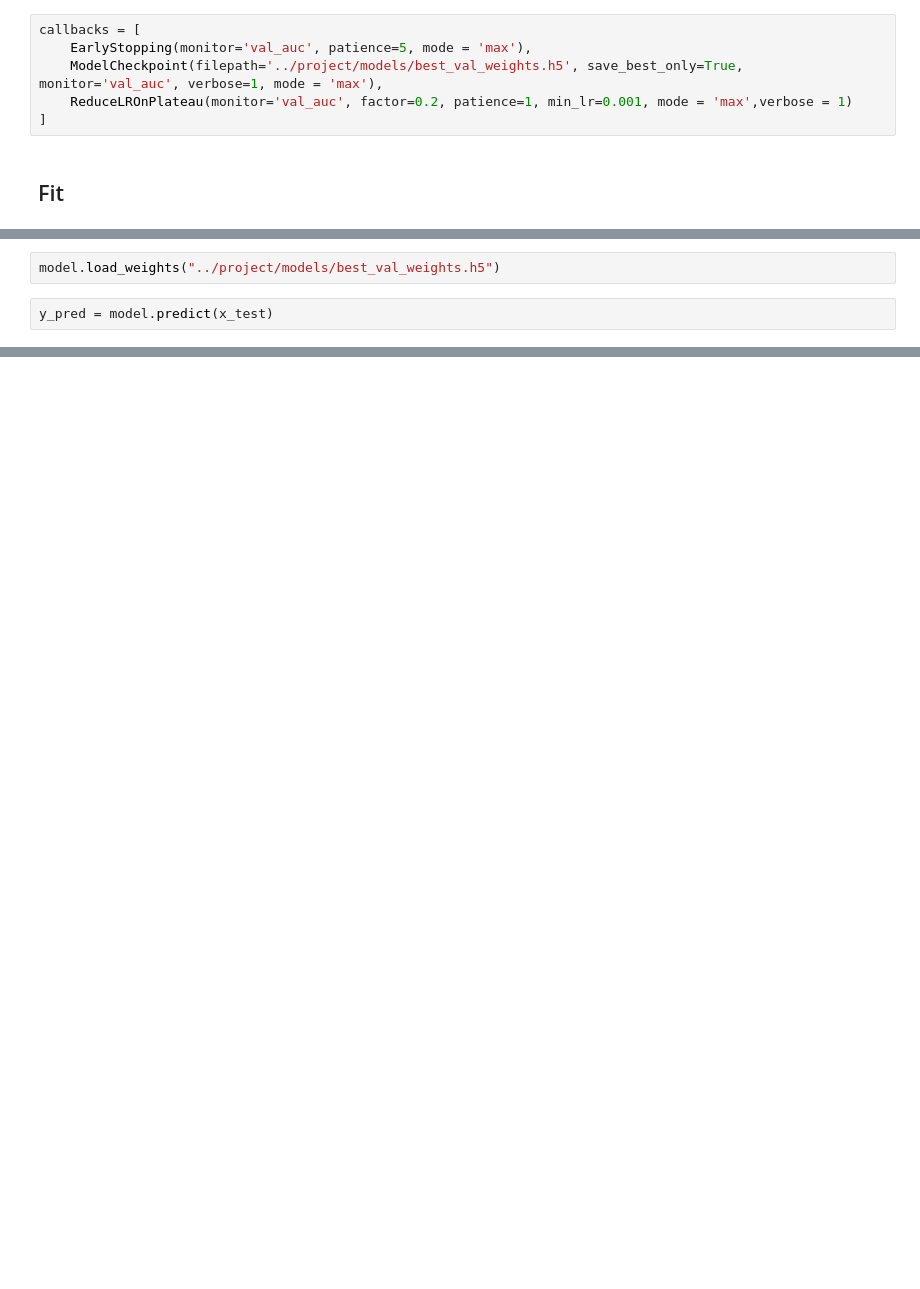
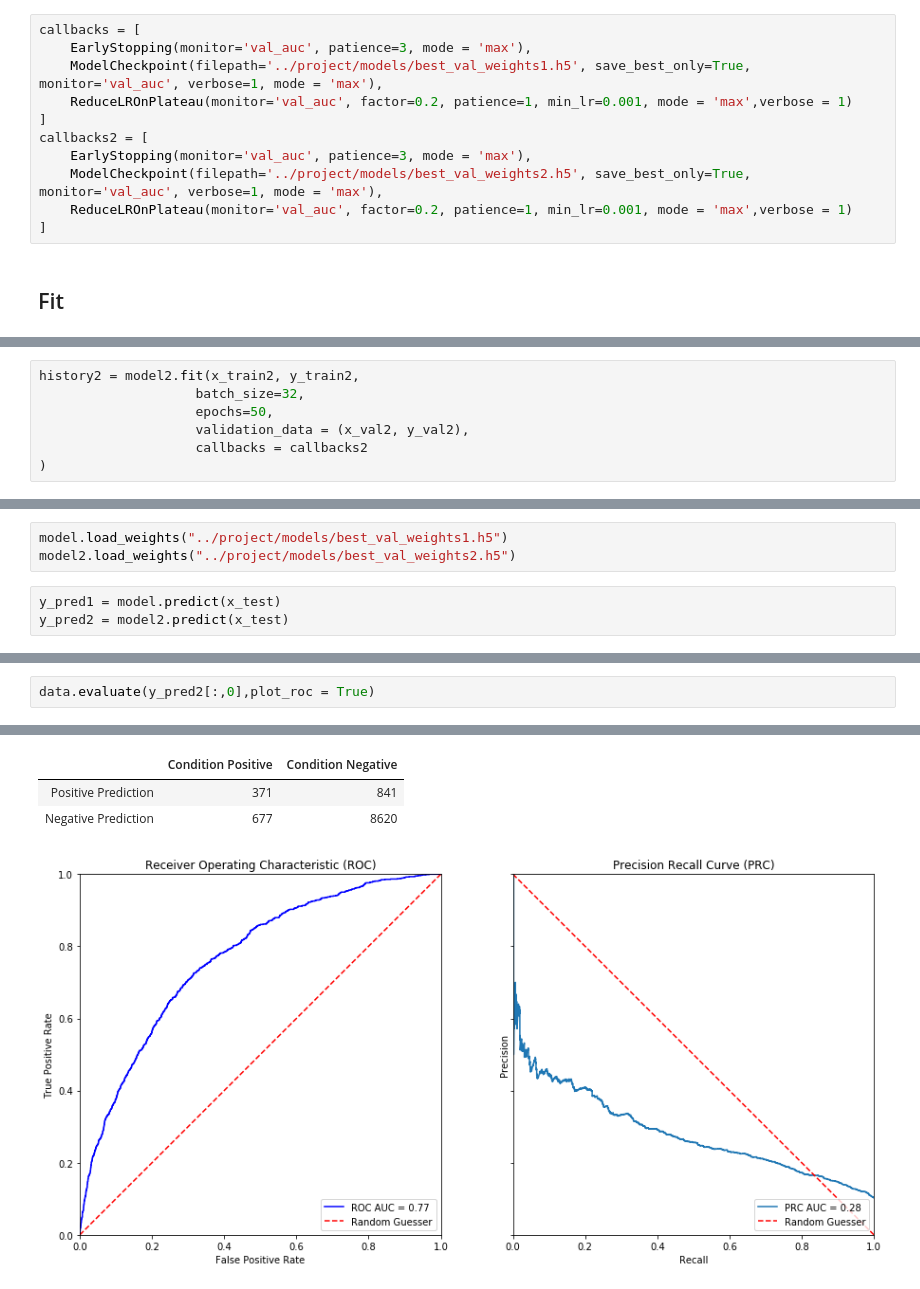
Before and after one commit to JakobGM/machine-learning-course, a Jupyter notebook: project/berild.ipynb, the cells around one changed output, grey strips where cells are left out. Cells and saved outputs as stored; diff of their text form; blank space fills up the shorter version.

```diff
--- a/project/berild.ipynb
+++ b/project/berild.ipynb
@@ -665,10 +784,15 @@ x_valid = scaler.transform(x_valid)
 x_test = scaler.transform(x_test)
 # %%
 callbacks = [
-    EarlyStopping(monitor='val_auc', patience=5, mode = 'max'),
-    ModelCheckpoint(filepath='../project/models/best_val_weights.h5', save_best_only=True, monitor='val_auc', verbose=1, mode = 'max'),
+    EarlyStopping(monitor='val_auc', patience=3, mode = 'max'),
+    ModelCheckpoint(filepath='../project/models/best_val_weights1.h5', save_best_only=True, monitor='val_auc', verbose=1, mode = 'max'),
     ReduceLROnPlateau(monitor='val_auc', factor=0.2, patience=1, min_lr=0.001, mode = 'max',verbose = 1)
 ]
+callbacks2 = [
+    EarlyStopping(monitor='val_auc', patience=3, mode = 'max'),
+    ModelCheckpoint(filepath='../project/models/best_val_weights2.h5', save_best_only=True, monitor='val_auc', verbose=1, mode = 'max'),
+    ReduceLROnPlateau(monitor='val_auc', factor=0.2, patience=1, min_lr=0.001, mode = 'max',verbose = 1)
+]
 # %% [markdown]
 ## Fit
 # %%
@@ -680,0 +823,7 @@ history = model.fit(x_train, y_train,
+# %%
+history2 = model2.fit(x_train2, y_train2,
+                    batch_size=32,
+                    epochs=50,
+                    validation_data = (x_val2, y_val2),
+                    callbacks = callbacks2
+)
@@ -681,4 +848,6 @@ history = model.fit(x_train, y_train,
 # %%
-model.load_weights("../project/models/best_val_weights.h5")
+model.load_weights("../project/models/best_val_weights1.h5")
+model2.load_weights("../project/models/best_val_weights2.h5")
 # %%
-y_pred = model.predict(x_test)
+y_pred1 = model.predict(x_test)
+y_pred2 = model2.predict(x_test)
@@ -688,0 +872,3 @@ data.evaluate(y_pred[:,0],plot_roc = True)
+# %%
+data.evaluate(y_pred2[:,0],plot_roc = True)
+# %% [output]
@@ -688,0 +886,4 @@ data.evaluate(y_pred[:,0],plot_roc = True)
+|  | Condition Positive | Condition Negative |
+| Positive Prediction | 371 | 841 |
+| Negative Prediction | 677 | 8620 |
+[figure, added]
```
Also changed, not shown: parts of 16 cells of this notebook.
